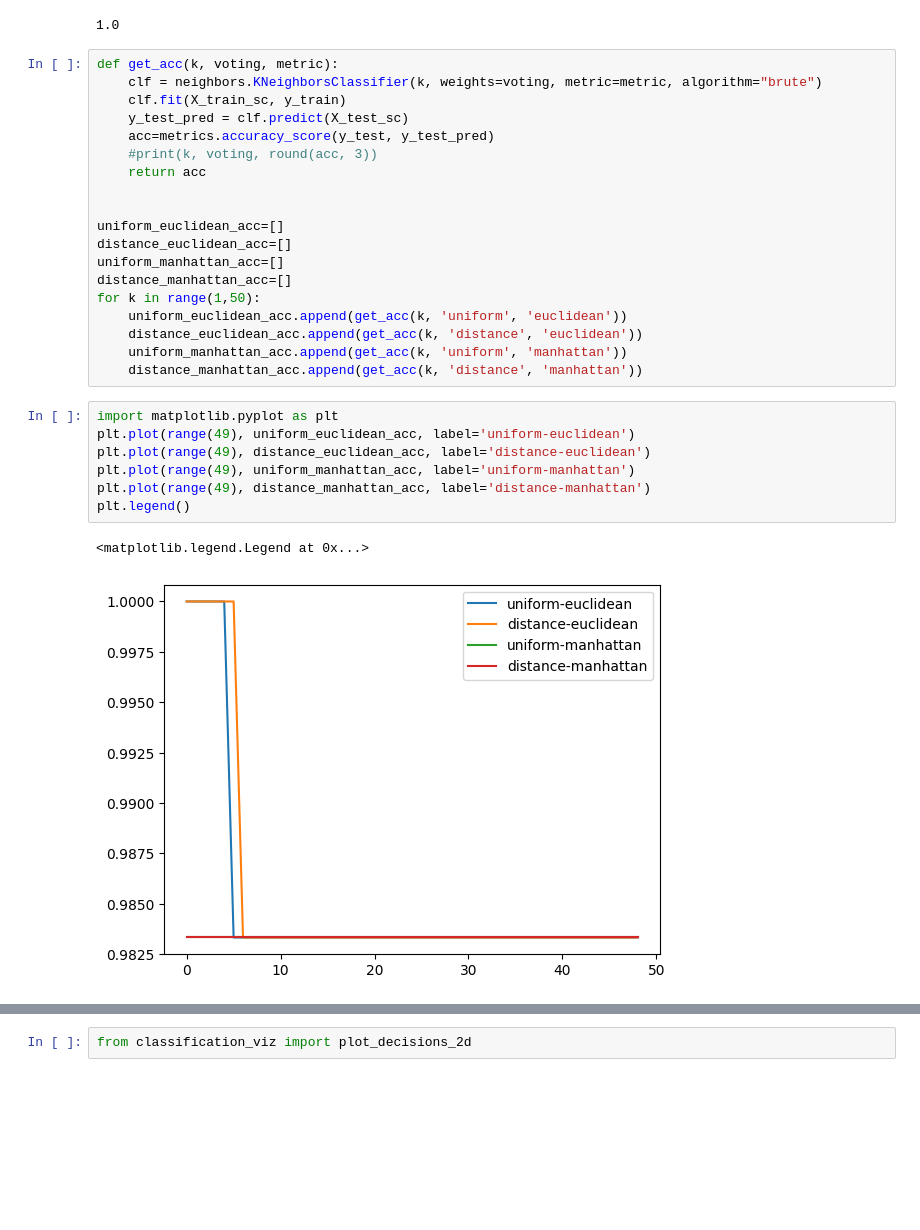
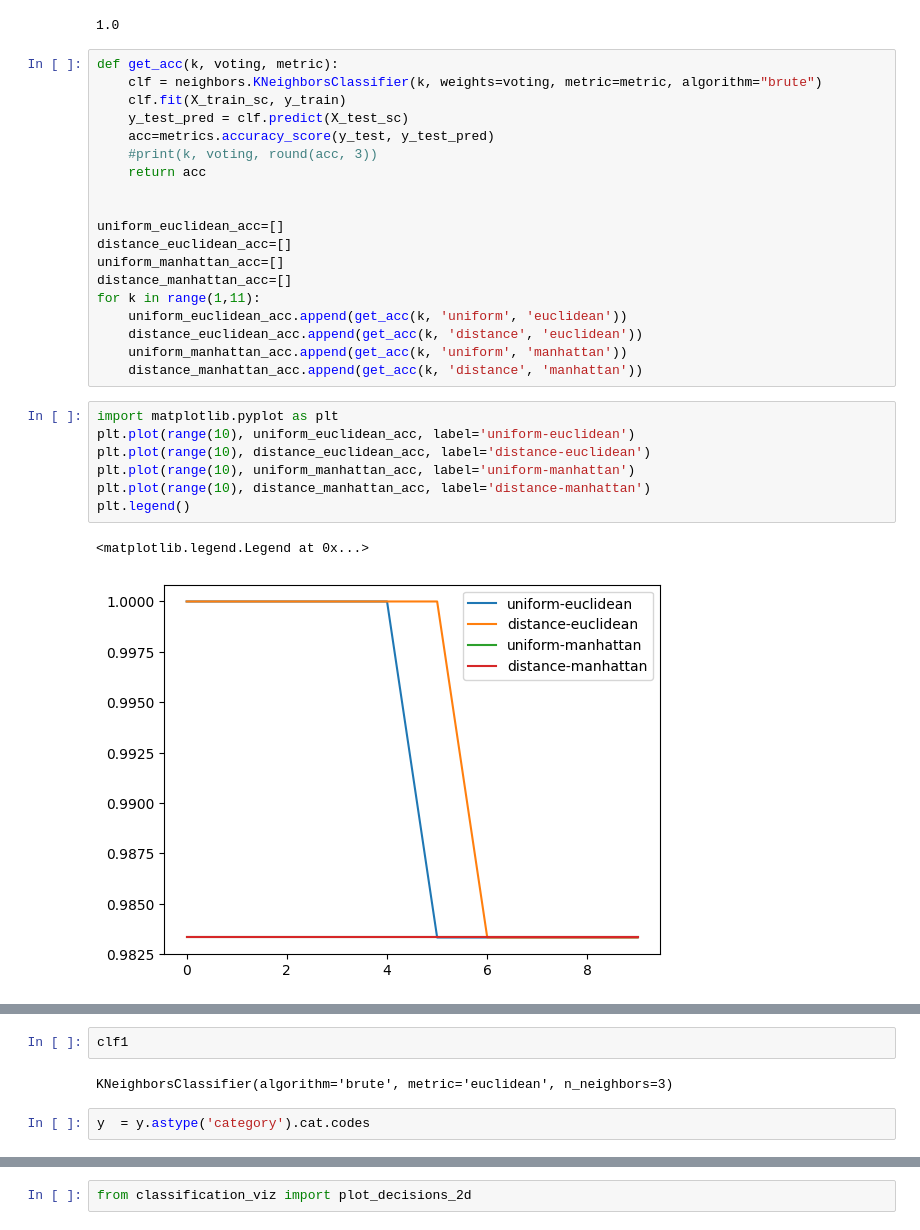
Before and after one commit to Timson1235/clouddocker, a Jupyter notebook: machine_learning/knn/iris_knn.ipynb, the cells around one changed output, grey strips where cells are left out. Drawn from its saved outputs; the diff is of its cells as text; blank space fills up the shorter version.

```diff
--- a/machine_learning/knn/iris_knn.ipynb
+++ b/machine_learning/knn/iris_knn.ipynb
@@ -108,21 +132,21 @@ uniform_euclidean_acc=[]
 distance_euclidean_acc=[]
 uniform_manhattan_acc=[]
 distance_manhattan_acc=[]
-for k in range(1,50):
+for k in range(1,11):
     uniform_euclidean_acc.append(get_acc(k, 'uniform', 'euclidean'))
     distance_euclidean_acc.append(get_acc(k, 'distance', 'euclidean'))
     uniform_manhattan_acc.append(get_acc(k, 'uniform', 'manhattan'))
     distance_manhattan_acc.append(get_acc(k, 'distance', 'manhattan'))
 # %%
 import matplotlib.pyplot as plt
-plt.plot(range(49), uniform_euclidean_acc, label='uniform-euclidean')
-plt.plot(range(49), distance_euclidean_acc, label='distance-euclidean')
-plt.plot(range(49), uniform_manhattan_acc, label='uniform-manhattan')
-plt.plot(range(49), distance_manhattan_acc, label='distance-manhattan')
+plt.plot(range(10), uniform_euclidean_acc, label='uniform-euclidean')
+plt.plot(range(10), distance_euclidean_acc, label='distance-euclidean')
+plt.plot(range(10), uniform_manhattan_acc, label='uniform-manhattan')
+plt.plot(range(10), distance_manhattan_acc, label='distance-manhattan')
 plt.legend()
 # %% [output]
 <matplotlib.legend.Legend at 0x...>
-[figure, old version]
+[figure, new version]
 # %% [markdown]
 ## Results:
 
@@ -132,3 +159,9 @@ no stratification, scaling: 96.7%
 stratified, scaled: 100%
 
 The kNN algorythm performs better than the baseline and euclidean distance combined with distance scaling performes the best.
+# %%
+clf1
+# %% [output]
+KNeighborsClassifier(algorithm='brute', metric='euclidean', n_neighbors=3)
+# %%
+y  = y.astype('category').cat.codes
```
Also changed, not shown: parts of 18 cells of this notebook, 13 other files.
